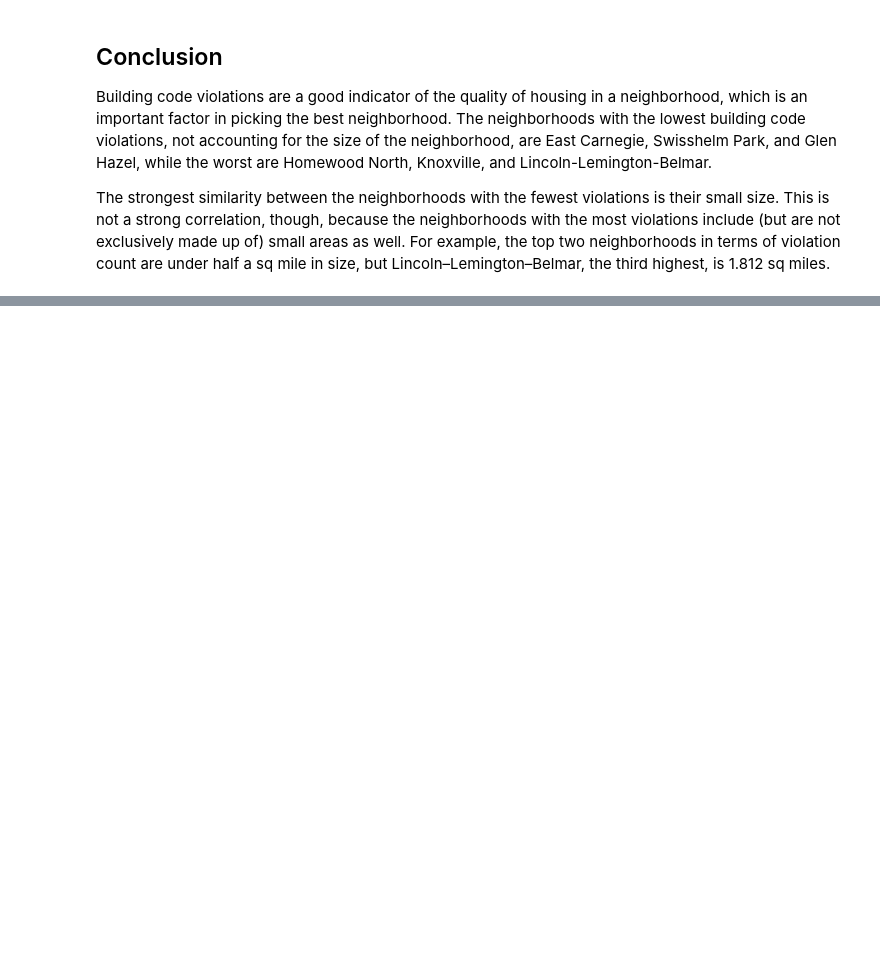
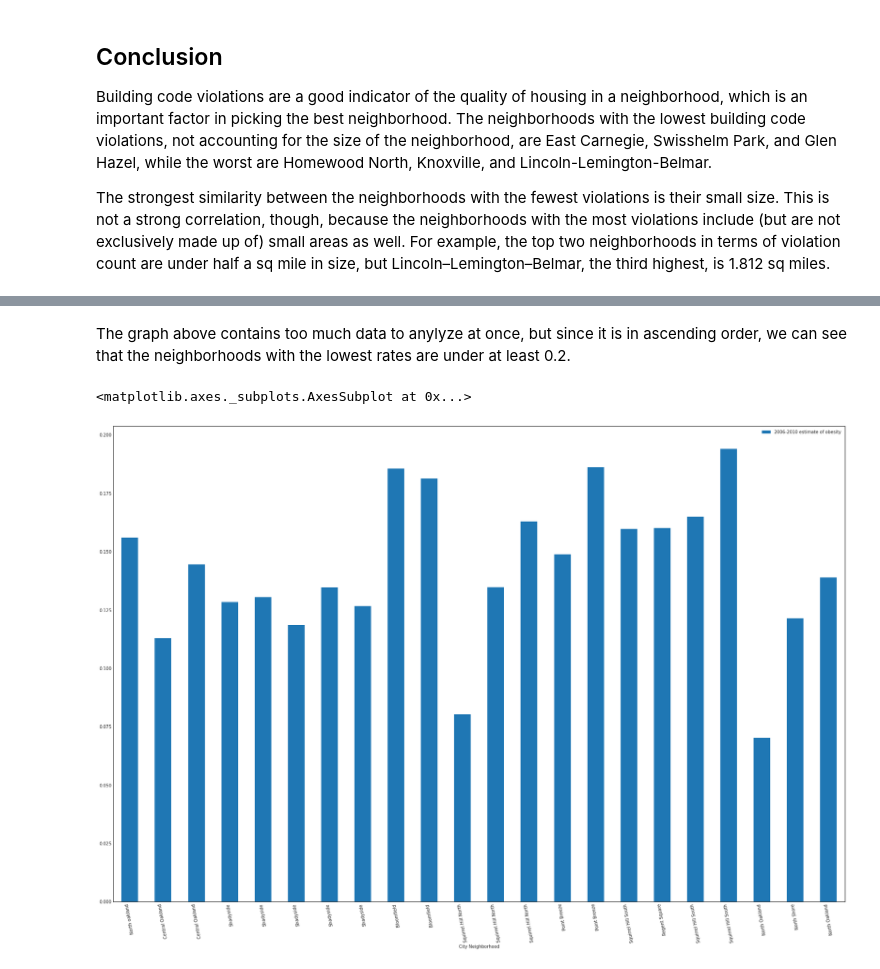
Before and after one commit to ijw6/best-neighborhood, a Jupyter notebook: presentation.ipynb, the cells around one changed output, grey strips where cells are left out. Saved outputs shown, nothing was run; the diff lists cells and outputs as text; code cells hidden in the pictures; blank space fills up the shorter version.

```diff
--- a/presentation.ipynb
+++ b/presentation.ipynb
@@ -67,0 +292,9 @@ for i,n in enumerate(vd):
+# %% [markdown]
+The graph above contains too much data to anylyze at once, but since it is in ascending order, we can see that the neighborhoods with the lowest rates are under at least 0.2.
+# %%
+best= data2[data2['2006-2010 estimate of obesity'] < 0.2]
+
+best.plot(x='City Neighborhood', kind='bar', rot=100, figsize=(30,20))
+# %% [output]
+<matplotlib.axes._subplots.AxesSubplot at 0x...>
+[figure, added]
```
Also changed, not shown: parts of 33 cells of this notebook, 1 other file.
